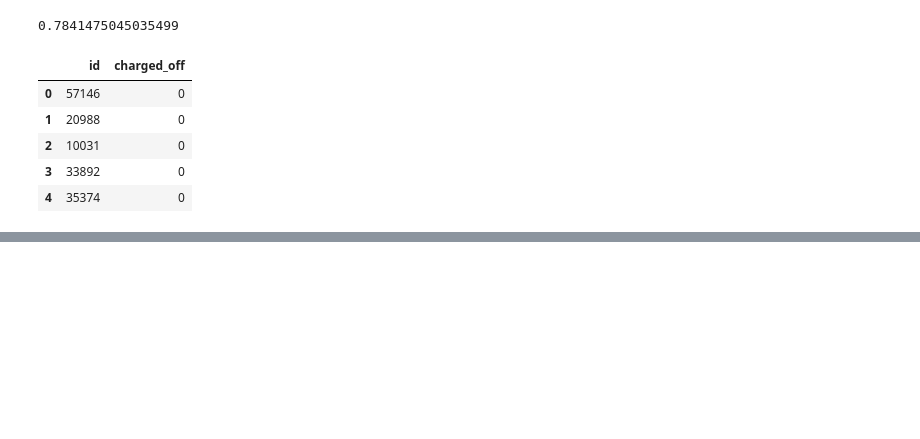
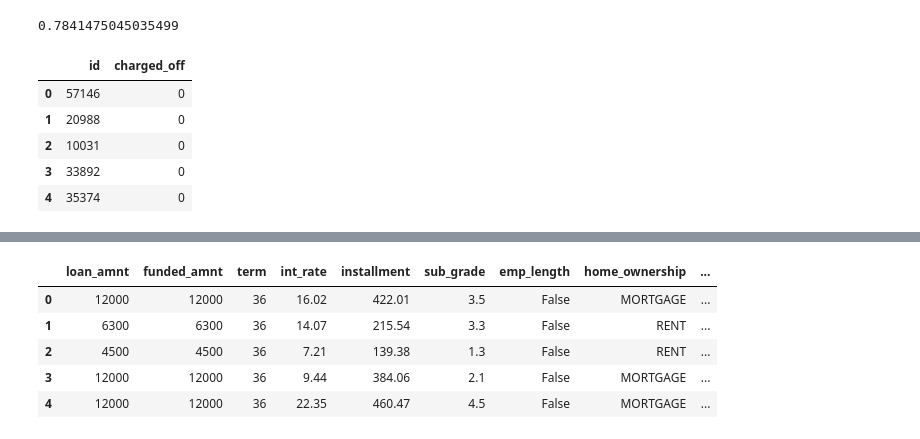
Before and after one commit to bloominstituteoftechnology/DS-Unit-4-Sprint-1-Tree-Ensembles, a Jupyter notebook: module1-decision-trees/Tree_ensemble_kaggle.ipynb, the cells around one changed output, grey strips where cells are left out. Cells and saved outputs as stored; diff of their text form; code cells hidden in the pictures; blank space fills up the shorter version.

```diff
--- a/module1-decision-trees/Tree_ensemble_kaggle.ipynb
+++ b/module1-decision-trees/Tree_ensemble_kaggle.ipynb
@@ -74,0 +105,95 @@ y_pred.to_csv('submit1', index=False)
+# %%
+df_train_f_2 = df_train_f
+df_test_2 = df_test
+
+def wrangle(dataset):
+    # Drop some columns
+    dataset = dataset.drop(columns='id')  # id is random
+    dataset = dataset.drop(columns=['member_id', 'url', 'desc'])  # All null
+    dataset = dataset.drop(columns='title')  # Duplicative of purpose
+    dataset = dataset.drop(columns='grade')  # Duplicative of sub_grade
+    dataset = dataset.drop(columns=['emp_title', 'zip_code'])
+
+    # Transform sub_grade from "A1" - "G5" to 1.1 - 7.5
+    def wrangle_sub_grade(dataset):
+        first_digit = ord(dataset[0]) - 64
+        second_digit = int(dataset[1])
+        return first_digit + second_digit/10
+
+    dataset['sub_grade'] = dataset['sub_grade'].apply(wrangle_sub_grade)
+    # Making term column into an int dtype
+    dataset['term'] = dataset.term.str.replace('months' , '')
+    dataset['term'] = dataset['term'].astype(int)
+
+    # Making int_rate column into float dtype
+    dataset['int_rate'] = dataset.int_rate.str.replace('%' , '')
+    dataset['int_rate'] = dataset['int_rate'].astype(float)
+
+    # Making emp_length column into int dtype
+    dataset['emp_length'] = dataset.emp_length.str.replace('years','')
+    dataset['emp_length'] = dataset.emp_length.str.replace('+','')
+
+    # Transform earliest_cr_line to an integer: how many days it's been open
+    X['earliest_cr_line'] = pd.to_datetime(X['earliest_cr_line'], infer_datetime_format=True)
+    X['earliest_cr_line'] = pd.Timestamp.today() - X['earliest_cr_line']
+    X['earliest_cr_line'] = X['earliest_cr_line'].dt.days
+
+    # Making revol_util into float dtype
+    dataset['revol_util'] = dataset.revol_util.str.replace('%' , '')
+    dataset['revol_util'] = dataset['revol_util'].astype(float)
+
+    # Making new column for if they were delinq at all
+    dataset['was_delinq'] = np.where(dataset.mths_since_last_delinq.isnull(), 0, 1)
+
+    # Transform features with many nulls to binary flags
+    many_nulls = ['sec_app_mths_since_last_major_derog',
+                  'sec_app_revol_util',
+                  'sec_app_earliest_cr_line',
+                  'sec_app_mort_acc',
+                  'dti_joint',
+                  'sec_app_collections_12_mths_ex_med',
+                  'sec_app_chargeoff_within_12_mths',
+                  'sec_app_num_rev_accts',
+                  'sec_app_open_act_il',
+                  'sec_app_open_acc',
+                  'revol_bal_joint',
+                  'annual_inc_joint',
+                  'sec_app_inq_last_6mths',
+                  'mths_since_last_record',
+                  'mths_since_recent_bc_dlq',
+                  'mths_since_last_major_derog',
+                  'mths_since_recent_revol_delinq',
+                  'mths_since_last_delinq',
+                  'il_util',
+                  'emp_length',
+                  'mths_since_recent_inq',
+                  'mo_sin_old_il_acct',
+                  'mths_since_rcnt_il',
+                  'num_tl_120dpd_2m',
+                  'bc_util',
+                  'percent_bc_gt_75',
+                  'bc_open_to_buy',
+                  'mths_since_recent_bc']
+
+    for col in many_nulls:
+        dataset[col] = dataset[col].isnull()
+
+    # For features with few nulls, do mean imputation
+    for col in dataset:
+        if dataset[col].isnull().sum() > 0:
+            dataset[col] = dataset[col].fillna(dataset[col].mean())
+
+    dataset['int_amt'] = dataset['int_rate']*(dataset['loan_amnt']+ dataset['funded_amnt'])
+
+    return dataset
+
+df_train_f_2 = wrangle(df_train_f_2).dropna(axis=1)
+df_test_2 = wrangle(df_test_2).dropna(axis=1)
+df_train_f_2.head()
+# %% [output]
+|  | loan_amnt | funded_amnt | term | int_rate | installment | sub_grade | emp_length | home_ownership | ... |
+| 0 | 12000 | 12000 | 36 | 16.02 | 422.01 | 3.5 | False | MORTGAGE | ... |
+| 1 | 6300 | 6300 | 36 | 14.07 | 215.54 | 3.3 | False | RENT | ... |
+| 2 | 4500 | 4500 | 36 | 7.21 | 139.38 | 1.3 | False | RENT | ... |
+| 3 | 12000 | 12000 | 36 | 9.44 | 384.06 | 2.1 | False | MORTGAGE | ... |
+| 4 | 12000 | 12000 | 36 | 22.35 | 460.47 | 4.5 | False | MORTGAGE | ... |
```
Also changed, not shown: parts of 14 cells of this notebook, 4 other files.
